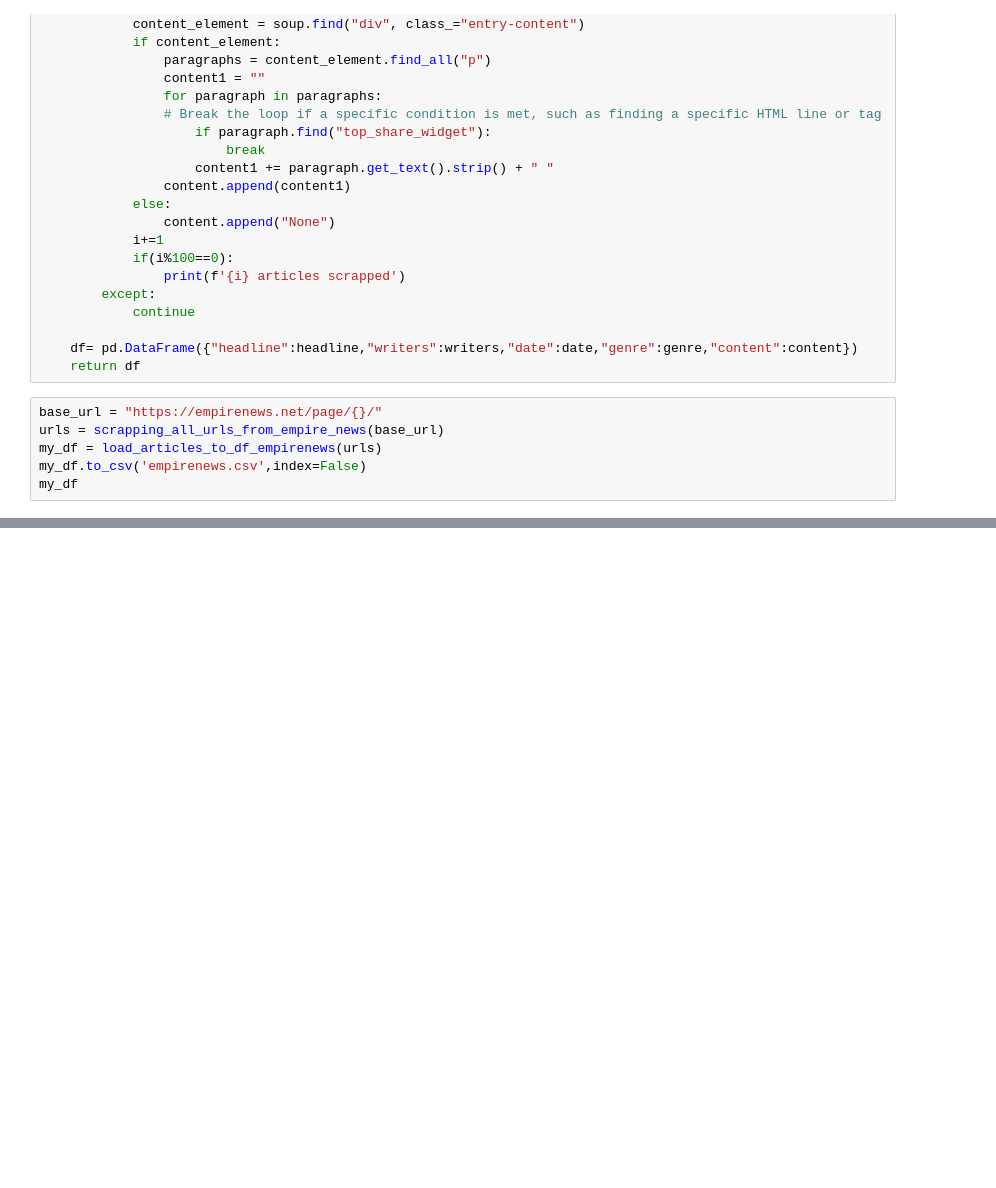
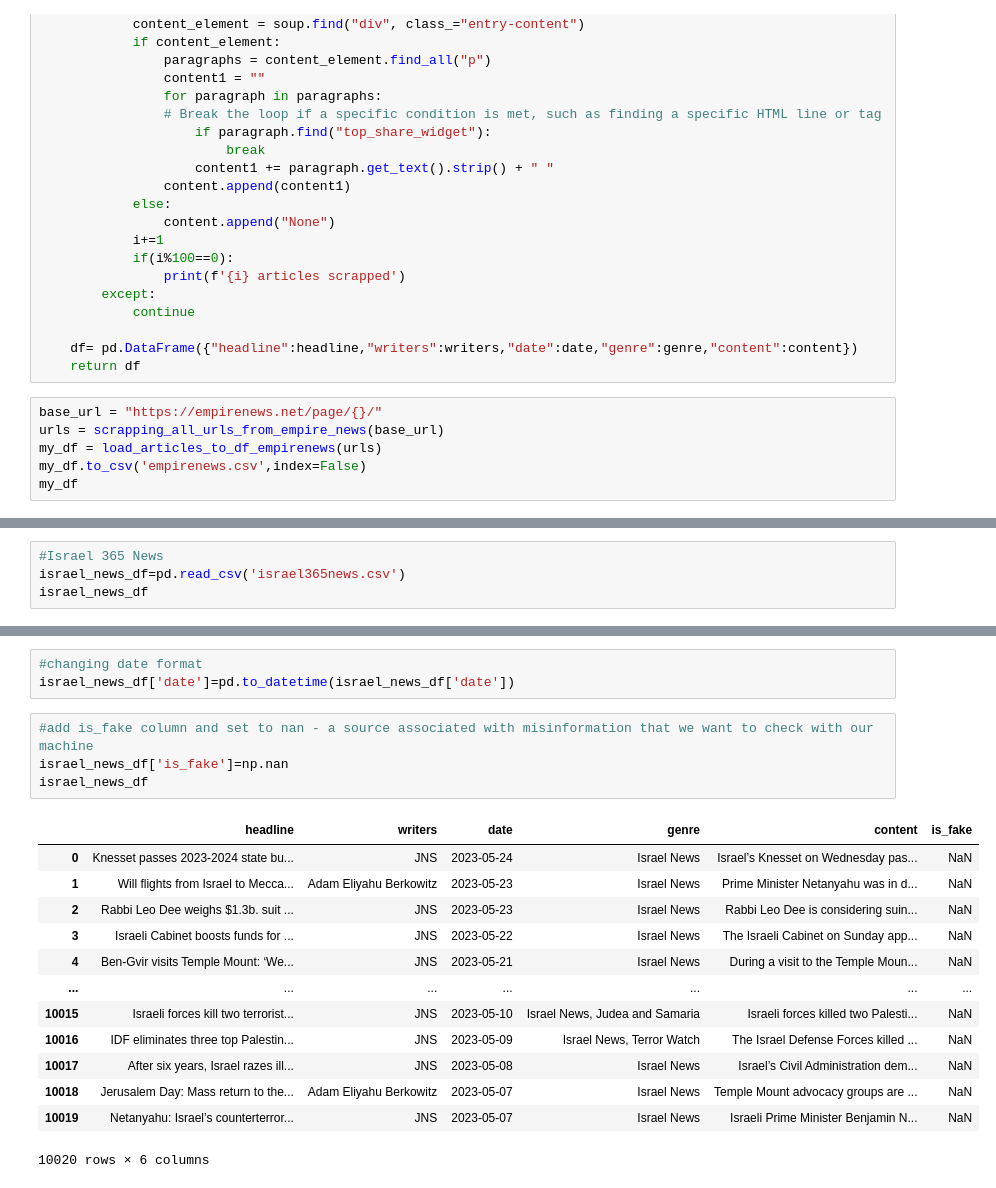
Before and after one commit to hadarasher/fake_news, a Jupyter notebook: MainProj.ipynb, the cells around one changed output, grey strips where cells are left out. Drawn from its saved outputs; the diff is of its cells as text; blank space fills up the shorter version.

```diff
--- a/MainProj.ipynb
+++ b/MainProj.ipynb
@@ -597,0 +605,4 @@ my_df
+# %%
+#Israel 365 News
+israel_news_df=pd.read_csv('israel365news.csv')
+israel_news_df
@@ -597,0 +638,21 @@ my_df
+# %%
+#changing date format
+israel_news_df['date']=pd.to_datetime(israel_news_df['date'])
+# %%
+#add is_fake column and set to nan - a source associated with misinformation that we want to check with our machine
+israel_news_df['is_fake']=np.nan
+israel_news_df
+# %% [output]
+|  | headline | writers | date | genre | content | is_fake |
+| 0 | Knesset passes 2023-2024 state bu... | JNS | 2023-05-24 | Israel News | Israel’s Knesset on Wednesday pas... | NaN |
+| 1 | Will flights from Israel to Mecca... | Adam Eliyahu Berkowitz | 2023-05-23 | Israel News | Prime Minister Netanyahu was in d... | NaN |
+| 2 | Rabbi Leo Dee weighs $1.3b. suit ... | JNS | 2023-05-23 | Israel News | Rabbi Leo Dee is considering suin... | NaN |
+| 3 | Israeli Cabinet boosts funds for ... | JNS | 2023-05-22 | Israel News | The Israeli Cabinet on Sunday app... | NaN |
+| 4 | Ben-Gvir visits Temple Mount: ‘We... | JNS | 2023-05-21 | Israel News | During a visit to the Temple Moun... | NaN |
+| ... | ... | ... | ... | ... | ... | ... |
+| 10015 | Israeli forces kill two terrorist... | JNS | 2023-05-10 | Israel News, Judea and Samaria | Israeli forces killed two Palesti... | NaN |
+| 10016 | IDF eliminates three top Palestin... | JNS | 2023-05-09 | Israel News, Terror Watch | The Israel Defense Forces killed ... | NaN |
+| 10017 | After six years, Israel razes ill... | JNS | 2023-05-08 | Israel News | Israel’s Civil Administration dem... | NaN |
+| 10018 | Jerusalem Day: Mass return to the... | Adam Eliyahu Berkowitz | 2023-05-07 | Israel News | Temple Mount advocacy groups are ... | NaN |
+| 10019 | Netanyahu: Israel’s counterterror... | JNS | 2023-05-07 | Israel News | Israeli Prime Minister Benjamin N... | NaN |
+10020 rows × 6 columns
```
Also changed, not shown: parts of 24 cells of this notebook.
